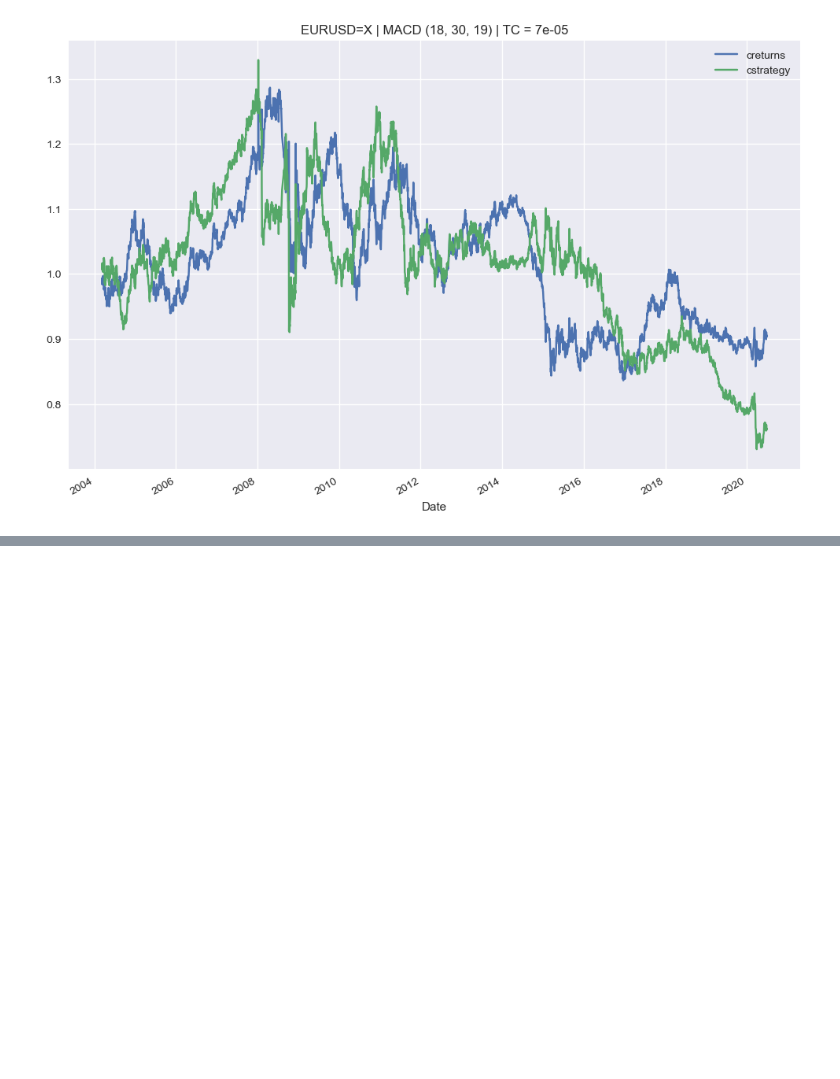
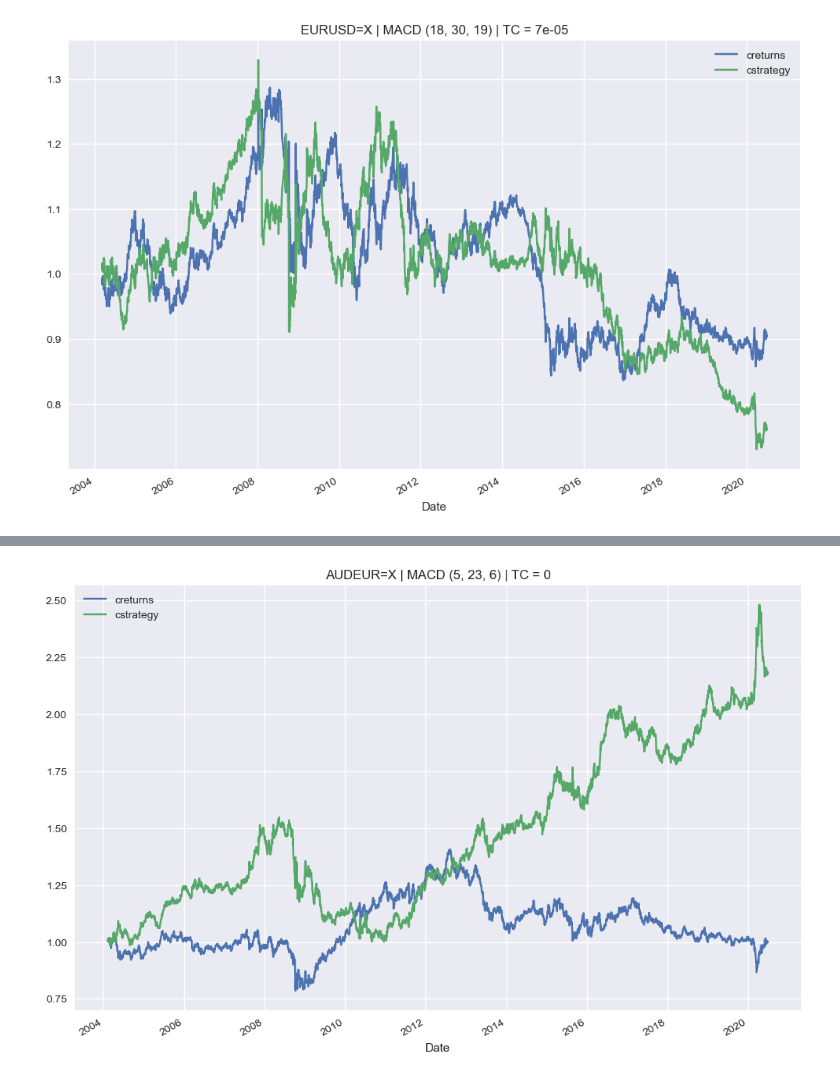
Before and after one commit to AvirukthGT/AlgoTrading, a Jupyter notebook: MACD/MACD.ipynb, the cells around one changed output, grey strips where cells are left out. Cells and saved outputs as stored; diff of their text form; code cells hidden in the pictures; blank space fills up the shorter version.

```diff
--- a/MACD/MACD.ipynb
+++ b/MACD/MACD.ipynb
@@ -169,0 +187,4 @@ tester.plot_results()
+# %%
+tester.plot_results()
+# %% [output]
+[figure, added]
```
Also changed, not shown: parts of 5 cells of this notebook.
